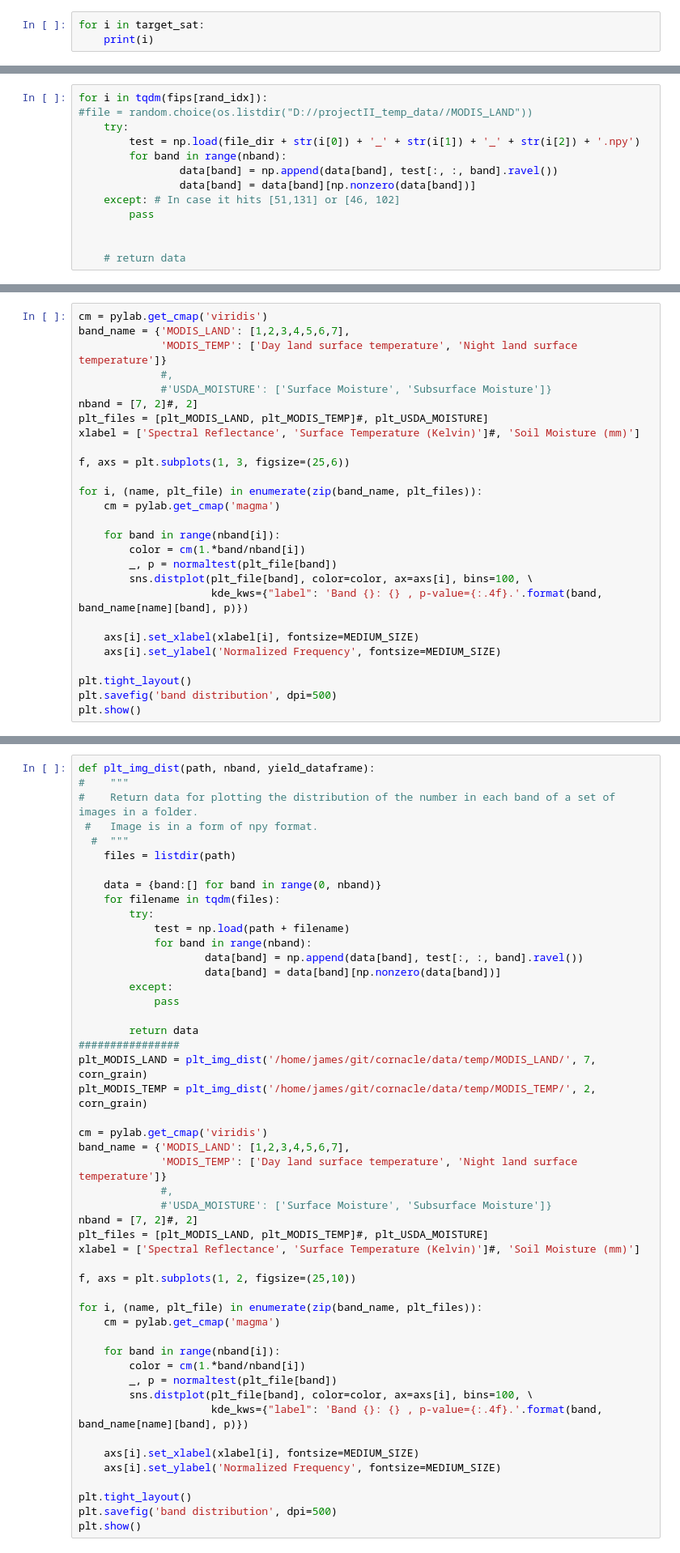
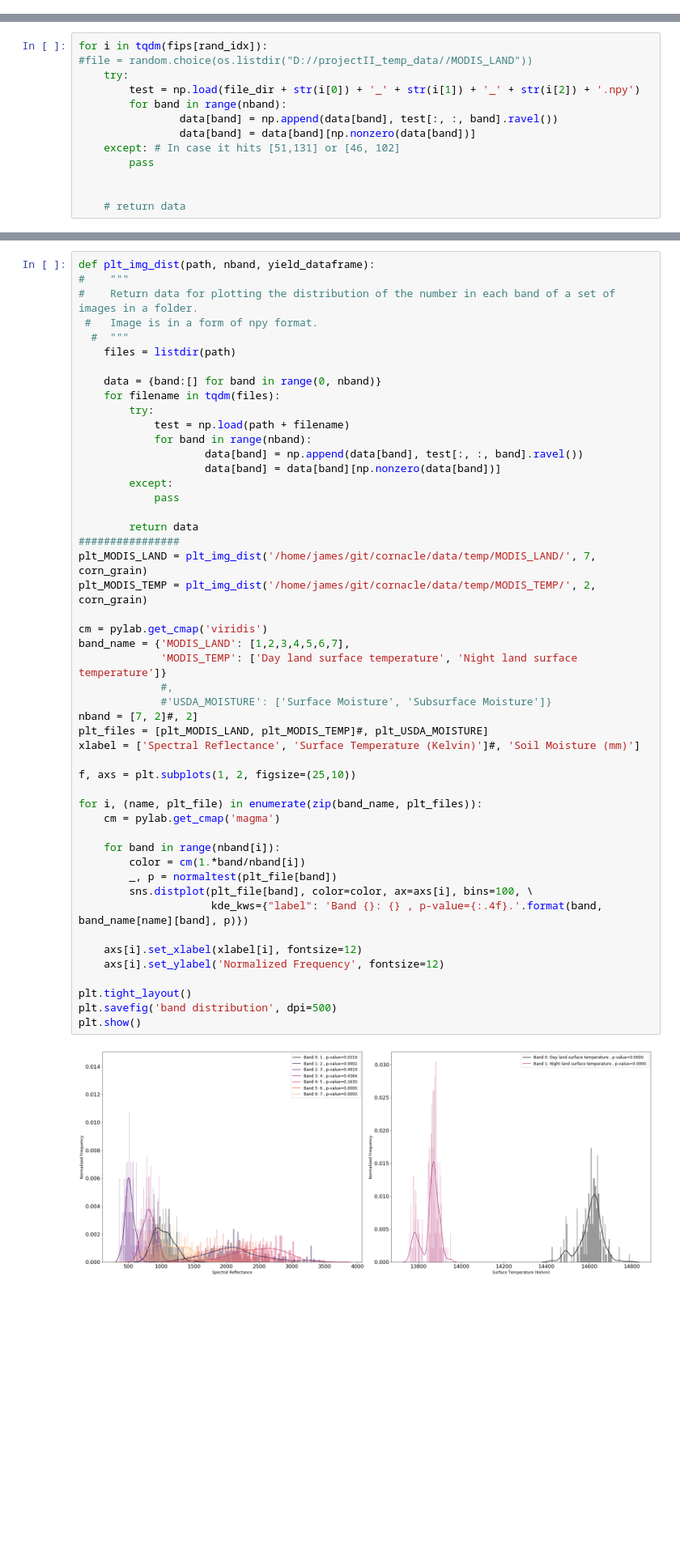
Before and after one commit to james-lederman/cornacle, a Jupyter notebook: preprocessing-earth-engine-sat-data.ipynb, the cells around one changed output, grey strips where cells are left out. Shown: that part at 81% size. Drawn from its saved outputs; the diff is of its cells as text; blank space fills up the shorter version.

```diff
--- a/preprocessing-earth-engine-sat-data.ipynb
+++ b/preprocessing-earth-engine-sat-data.ipynb
@@ -790,3 +481,0 @@ target_sat = {'USDA/NASS/CDL':['cropland'],
-# %%
-for i in target_sat:
-    print(i)
@@ -1136,27 +859,0 @@ plt_MODIS_LAND = data
-# %%
-cm = pylab.get_cmap('viridis')
-band_name = {'MODIS_LAND': [1,2,3,4,5,6,7],
-             'MODIS_TEMP': ['Day land surface temperature', 'Night land surface temperature']}
-             #,
-             #'USDA_MOISTURE': ['Surface Moisture', 'Subsurface Moisture']}
-nband = [7, 2]#, 2]
-plt_files = [plt_MODIS_LAND, plt_MODIS_TEMP]#, plt_USDA_MOISTURE]
-xlabel = ['Spectral Reflectance', 'Surface Temperature (Kelvin)']#, 'Soil Moisture (mm)']
-
-f, axs = plt.subplots(1, 3, figsize=(25,6))
-
-for i, (name, plt_file) in enumerate(zip(band_name, plt_files)):
-    cm = pylab.get_cmap('magma')
-
-    for band in range(nband[i]):
-        color = cm(1.*band/nband[i])
-        _, p = normaltest(plt_file[band])
-        sns.distplot(plt_file[band], color=color, ax=axs[i], bins=100, \
-                     kde_kws={"label": 'Band {}: {} , p-value={:.4f}.'.format(band, band_name[name][band], p)})
-
-    axs[i].set_xlabel(xlabel[i], fontsize=MEDIUM_SIZE)
-    axs[i].set_ylabel('Normalized Frequency', fontsize=MEDIUM_SIZE)
-
-plt.tight_layout()
-plt.savefig('band distribution', dpi=500)
-plt.show()
@@ -1192,35 +889,37 @@ def plt_img_dist(path, nband, yield_dataframe):
 
         return data
 ################
 plt_MODIS_LAND = plt_img_dist('/home/james/git/cornacle/data/temp/MODIS_LAND/', 7, corn_grain)
 plt_MODIS_TEMP = plt_img_dist('/home/james/git/cornacle/data/temp/MODIS_TEMP/', 2, corn_grain)
 
 cm = pylab.get_cmap('viridis')
 band_name = {'MODIS_LAND': [1,2,3,4,5,6,7],
              'MODIS_TEMP': ['Day land surface temperature', 'Night land surface temperature']}
              #,
              #'USDA_MOISTURE': ['Surface Moisture', 'Subsurface Moisture']}
 nband = [7, 2]#, 2]
 plt_files = [plt_MODIS_LAND, plt_MODIS_TEMP]#, plt_USDA_MOISTURE]
 xlabel = ['Spectral Reflectance', 'Surface Temperature (Kelvin)']#, 'Soil Moisture (mm)']
 
 f, axs = plt.subplots(1, 2, figsize=(25,10))
 
 for i, (name, plt_file) in enumerate(zip(band_name, plt_files)):
     cm = pylab.get_cmap('magma')
 
     for band in range(nband[i]):
         color = cm(1.*band/nband[i])
         _, p = normaltest(plt_file[band])
         sns.distplot(plt_file[band], color=color, ax=axs[i], bins=100, \
                      kde_kws={"label": 'Band {}: {} , p-value={:.4f}.'.format(band, band_name[name][band], p)})
 
-    axs[i].set_xlabel(xlabel[i], fontsize=MEDIUM_SIZE)
-    axs[i].set_ylabel('Normalized Frequency', fontsize=MEDIUM_SIZE)
+    axs[i].set_xlabel(xlabel[i], fontsize=12)
+    axs[i].set_ylabel('Normalized Frequency', fontsize=12)
 
 plt.tight_layout()
 plt.savefig('band distribution', dpi=500)
 plt.show()
+# %% [output]
+[figure, added]
 # %%
 def get_stats(file_dir, nband, nsample, yield_dataframe):
 
```
Also changed, not shown: parts of 45 cells of this notebook, 15 other files.
